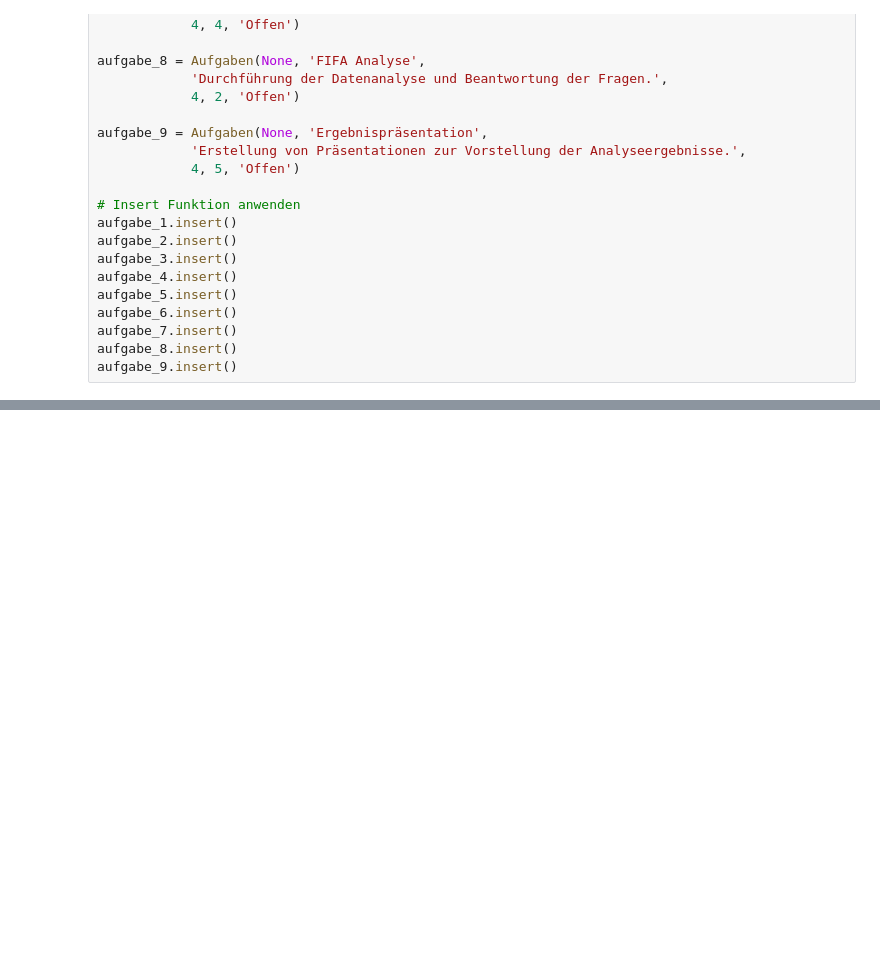
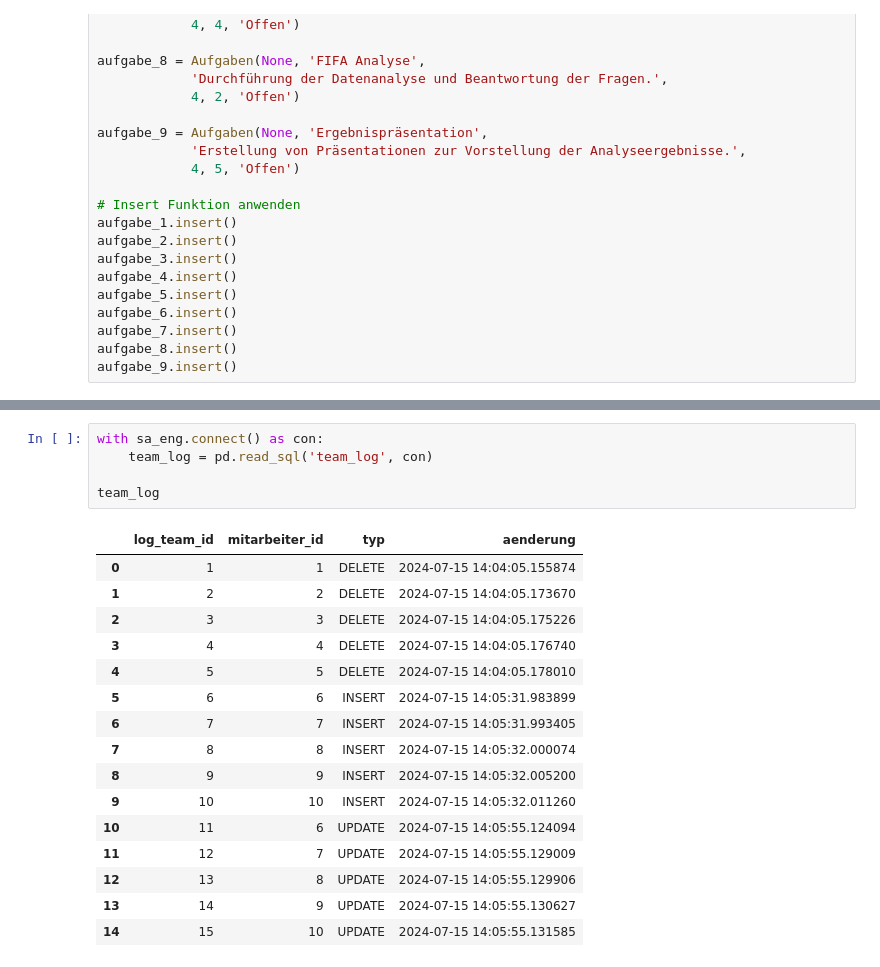
Before and after one commit to lisabeller/Praxisprojekt-SQL-Datenbank-todo-Liste, a Jupyter notebook: 202407_Datenbanken_SQL_Abschlussprojekt_LB.ipynb, the cells around one changed output, grey strips where cells are left out. Saved outputs shown, nothing was run; the diff lists cells and outputs as text; blank space fills up the shorter version.

```diff
--- a/202407_Datenbanken_SQL_Abschlussprojekt_LB.ipynb
+++ b/202407_Datenbanken_SQL_Abschlussprojekt_LB.ipynb
@@ -639,0 +684,22 @@ aufgabe_9.insert()
+# %%
+with sa_eng.connect() as con:
+    team_log = pd.read_sql('team_log', con)
+
+team_log
+# %% [output]
+|  | log_team_id | mitarbeiter_id | typ | aenderung |
+| 0 | 1 | 1 | DELETE | 2024-07-15 14:04:05.155874 |
+| 1 | 2 | 2 | DELETE | 2024-07-15 14:04:05.173670 |
+| 2 | 3 | 3 | DELETE | 2024-07-15 14:04:05.175226 |
+| 3 | 4 | 4 | DELETE | 2024-07-15 14:04:05.176740 |
+| 4 | 5 | 5 | DELETE | 2024-07-15 14:04:05.178010 |
+| 5 | 6 | 6 | INSERT | 2024-07-15 14:05:31.983899 |
+| 6 | 7 | 7 | INSERT | 2024-07-15 14:05:31.993405 |
+| 7 | 8 | 8 | INSERT | 2024-07-15 14:05:32.000074 |
+| 8 | 9 | 9 | INSERT | 2024-07-15 14:05:32.005200 |
+| 9 | 10 | 10 | INSERT | 2024-07-15 14:05:32.011260 |
+| 10 | 11 | 6 | UPDATE | 2024-07-15 14:05:55.124094 |
+| 11 | 12 | 7 | UPDATE | 2024-07-15 14:05:55.129009 |
+| 12 | 13 | 8 | UPDATE | 2024-07-15 14:05:55.129906 |
+| 13 | 14 | 9 | UPDATE | 2024-07-15 14:05:55.130627 |
+| 14 | 15 | 10 | UPDATE | 2024-07-15 14:05:55.131585 |
```
Also changed, not shown: parts of 8 cells of this notebook.
